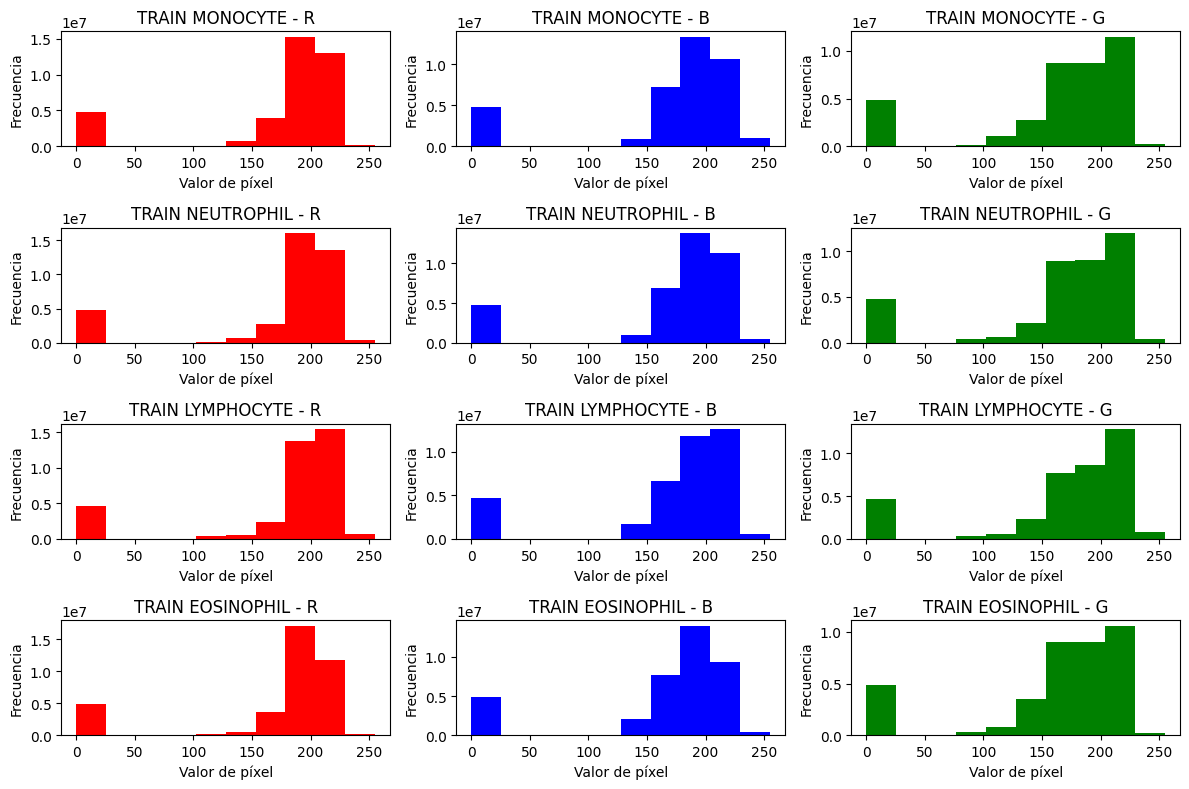
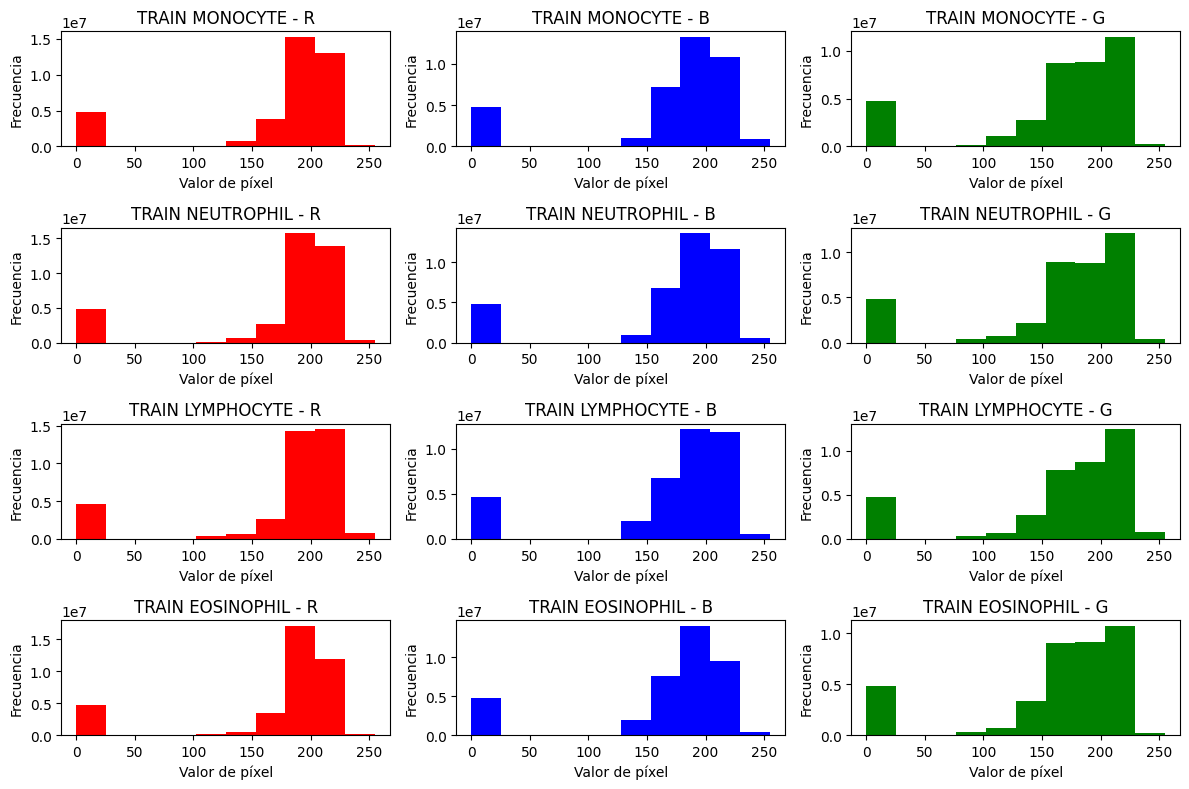
The notebook cell's code change between the first figure and the second:
--- before
+++ after
@@ -28,2 +28,3 @@
     plt.tight_layout()
     
+plt.savefig('../results/figures/image_analysis_RGB.png', dpi=150, bbox_inches='tight')

Commit: feat: agregar matrices de confusion y figuras finales